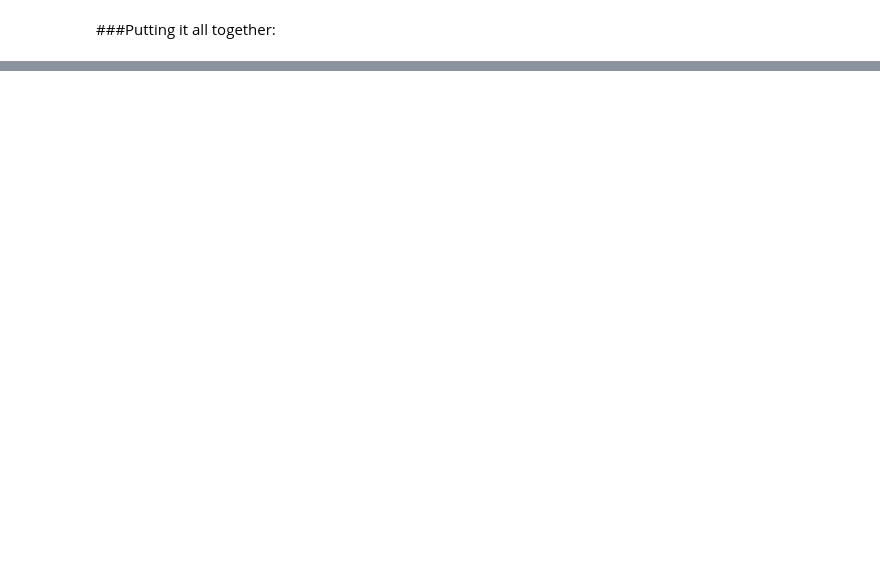
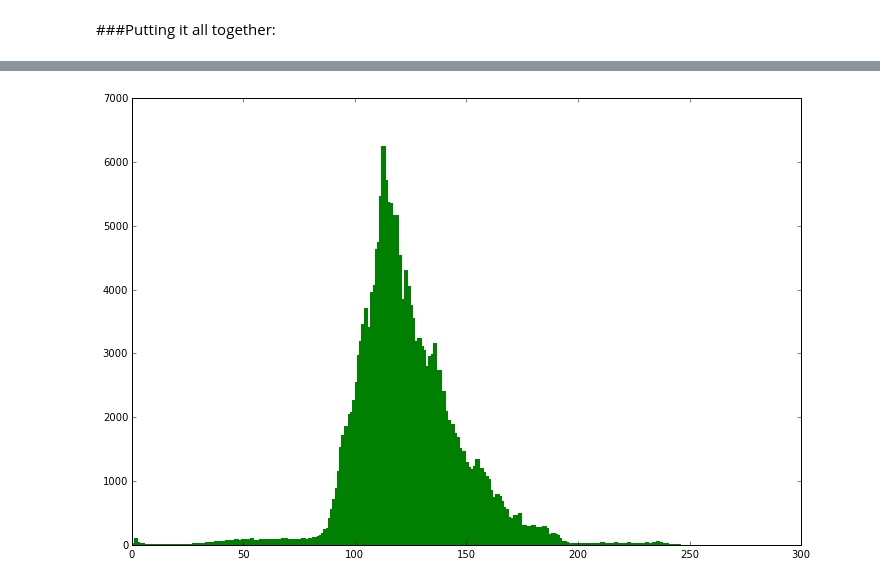
Before and after one commit to fierval/retina, a Jupyter notebook: DiabeticRetinopathy/Features/Color Map by Histogram and Contour Finding.ipynb, the cells around one changed output, grey strips where cells are left out. Cells and saved outputs as stored; diff of their text form; code cells hidden in the pictures; blank space fills up the shorter version.

```diff
--- a/DiabeticRetinopathy/Features/Color Map by Histogram and Contour Finding.ipynb
+++ b/DiabeticRetinopathy/Features/Color Map by Histogram and Contour Finding.ipynb
@@ -157,6 +159,6 @@ def find_eye(image, thresh = 4, size=256):
     mask = createMask(image.shape[0:2], hull)
 
     # returning the hull to illustrate a few issues below
-    return cv2.resize(mask, (size, size)), hull
+    return mask, hull
 # %% [markdown]
 ##Histogram Specification
@@ -169,0 +179,10 @@ Here we define it instead as $H_i= {1 \over {|I| - h_k}} \sum\limits_{j = k}^{i}
+# %%
+# we should really take it over the masked region, to remove the irrelevent background
+mask, hull = find_eye(ref_image)
+hist_green = cv2.calcHist([ref_image], [1], mask, [256], np.array([0, 255]))
+fig = plt.figure()
+plt.bar(np.arange(256), hist_green, width=2, color='g', edgecolor='none')
+fig.set_size_inches(np.array(fig.get_size_inches(), dtype=np.float) * 2)
+plt.show()
+# %% [output]
+[figure, added]
```
Also changed, not shown: parts of 9 cells of this notebook.
